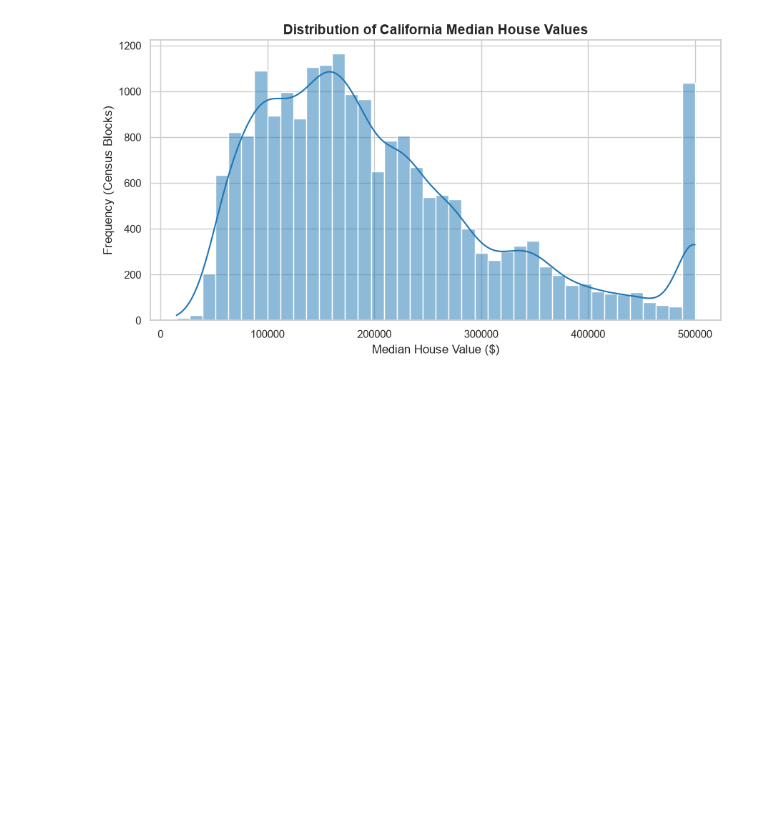
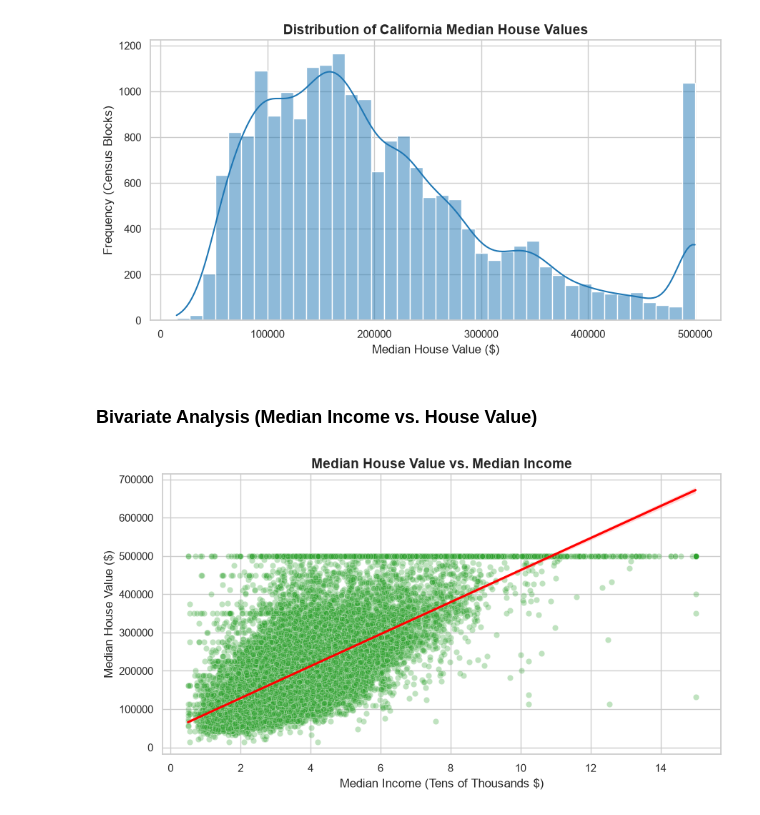
Before and after one commit to OmegaVariant999/housing-predictions, a Jupyter notebook: eda-visulaize.ipynb, the cells around one changed output. Saved outputs shown, nothing was run; the diff lists cells and outputs as text; code cells hidden in the pictures; blank space fills up the shorter version.

Commit message:
Bivariate Analysis (Median Income vs. House Value)

```diff
--- a/eda-visulaize.ipynb
+++ b/eda-visulaize.ipynb
@@ -21,3 +23,17 @@ plt.savefig("eda_target_distribution.png", dpi=300)
 plt.show()
 # %% [output]
 [figure]
+# %% [markdown]
+### Bivariate Analysis (Median Income vs. House Value)
+# %%
+plt.figure(figsize=(9, 5))
+sns.scatterplot(x="median_income", y="median_house_value", data=df, alpha=0.3, color="#2ca02c")
+sns.regplot(x="median_income", y="median_house_value", data=df, scatter=False, color="red")
+plt.title("Median House Value vs. Median Income", fontsize=14, weight="bold")
+plt.xlabel("Median Income (Tens of Thousands $)", fontsize=12)
+plt.ylabel("Median House Value ($)", fontsize=12)
+plt.tight_layout()
+plt.savefig("eda_income_vs_price.png", dpi=300)
+plt.show()
+# %% [output]
+[figure, added]
```
Also changed, not shown: parts of 1 cell of this notebook, 1 other file.
